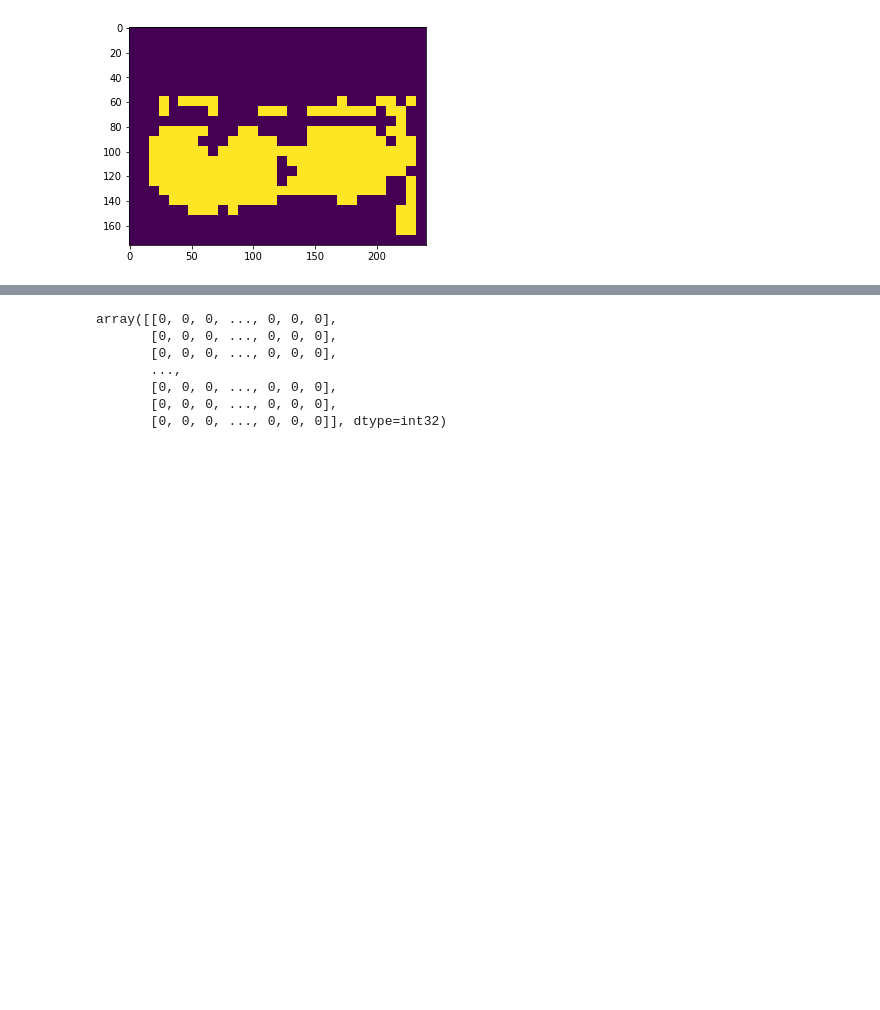
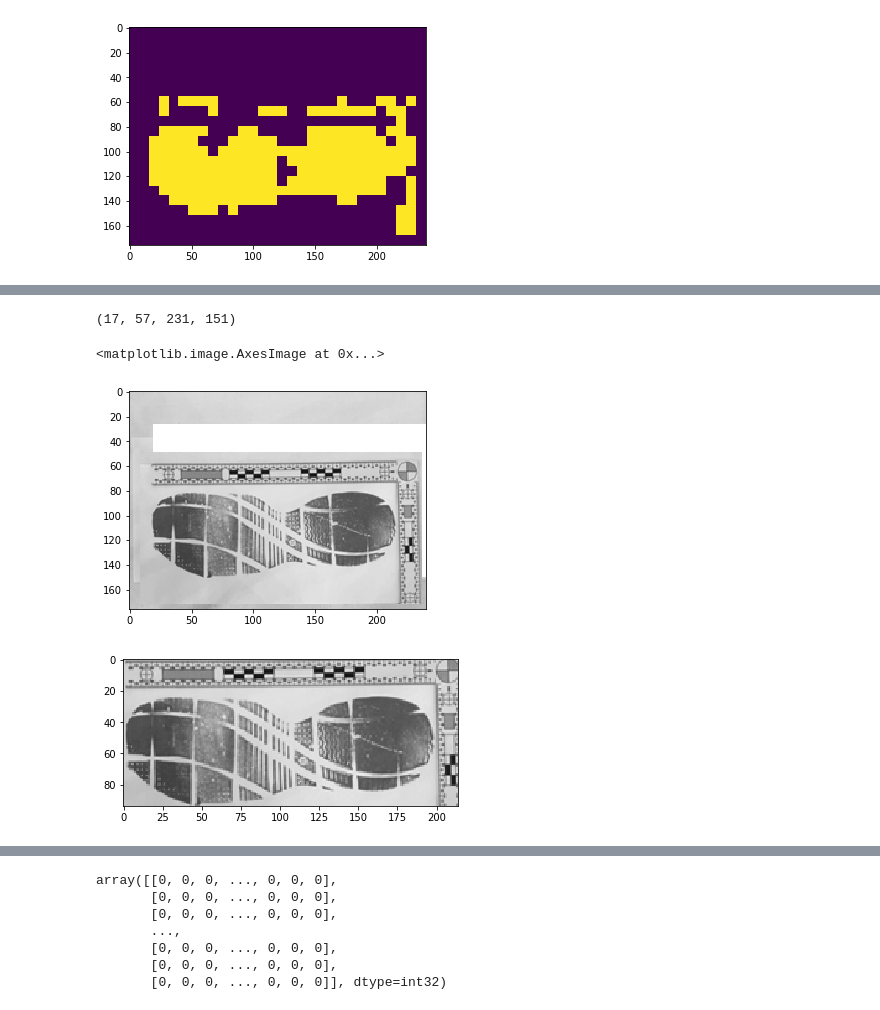
Before and after one commit to xihajun/How-to-use-macbook, a Jupyter notebook: code/footwear.ipynb, the cells around one changed output, grey strips where cells are left out. Drawn from its saved outputs; the diff is of its cells as text; code cells hidden in the pictures; blank space fills up the shorter version.

```diff
--- a/code/footwear.ipynb
+++ b/code/footwear.ipynb
@@ -375,0 +343,5 @@ plt.imshow(filtered_array)
+# %%
+# return up and down and do a matrix transform
+up,down = find_crop_loc(filtered_array)
+left,right = find_crop_loc(filtered_array.T)
+plt.imshow(filtered_array)
@@ -375,0 +351,17 @@ plt.imshow(filtered_array)
+# %%
+box
+# %% [output]
+(17, 57, 231, 151)
+# %%
+box = (left,up,right,down)
+img = Image.open('./footwear/test/2.png')
+plt.imshow(plt.imread('./footwear/test/2.png'))
+region = img.crop(box)
+tempname = './footwear/temp/temp3.png'
+region.save(tempname)
+plt.figure()
+plt.imshow(plt.imread(tempname))
+# %% [output]
+<matplotlib.image.AxesImage at 0x...>
+[figure, added]
+[figure, added]
```
Also changed, not shown: parts of 10 cells of this notebook.
